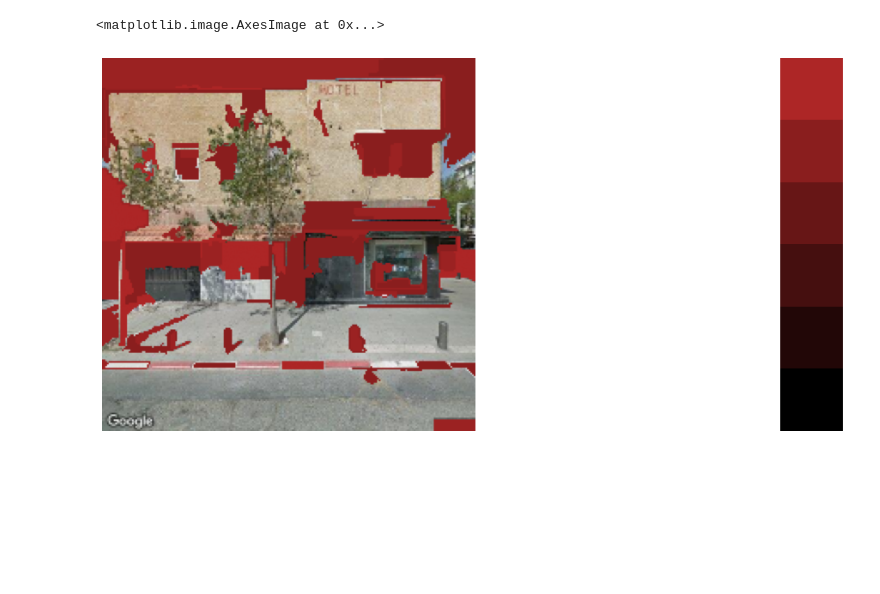
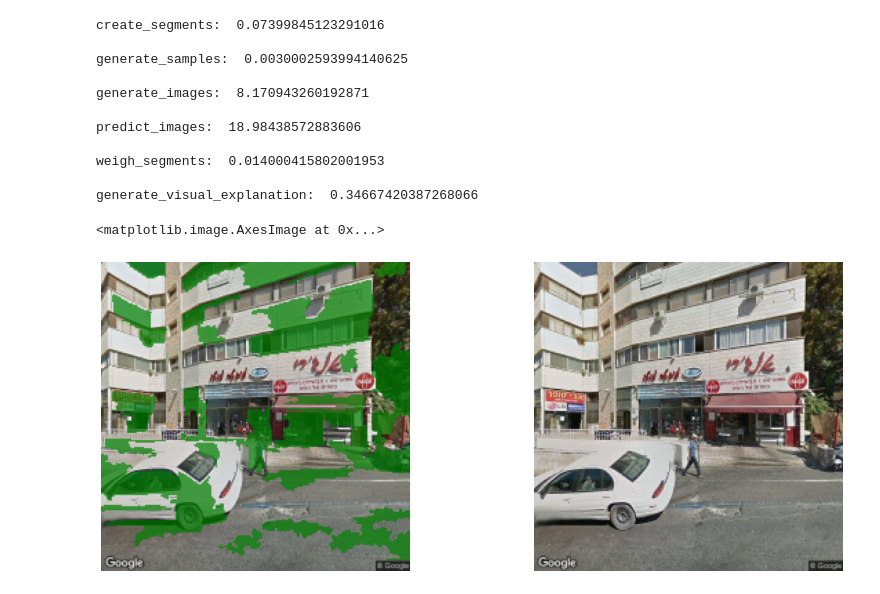
Before and after one commit to XAI-Demonstrator/xai-demonstrator, a Jupyter notebook: guess-the-country/explainers/explore_new_lime.ipynb, the cells around one changed output. Saved outputs shown, nothing was run; the diff lists cells and outputs as text; code cells hidden in the pictures; blank space fills up the shorter version.

Commit message:
Made explanation transparent, adjusted color space for model and changed normalization method

```diff
--- a/guess-the-country/explainers/explore_new_lime.ipynb
+++ b/guess-the-country/explainers/explore_new_lime.ipynb
@@ -19,9 +19,6 @@ from country.explainer.new_lime_ import explain_image
 from PIL import Image
 # %%
-img = np.array(cv2.imread("C:\\Users\\Matze\\Documents\\University\\Work\\BeispielBilder\\from_xaidemo.de\\i1.jpg"))
-plt.imshow(img)
-plt.axis("off")
-plt.show()
-img = preprocess(img)
-img = np.squeeze(img)
+imgg = preprocess(cv2.imread("C:\\Users\\Matze\\Documents\\University\\Work\\BeispielBilder\\B\\jerusalem.jpg"))
+print(predict_image(imgg))
+imgg = np.squeeze(imgg)
 # %% [output]
@@ -42,0 +36,59 @@ np.ones((1,1)) * [173, 38, 38] / 255*0.0,
+# %%
+"""
+image_explanation = explain_image(img = imgg, seg_method = "felzenszwalb", seg_settings = {}, num_of_samples = 400, samples_p = 0.5,
+                  model_ = model, threshold = 0.5, volume = 100, colour =  "green", transparency = True)
+
+                 """
+
+
+s=time.time()
+segment_mask = create_segments(img=imgg, seg_method="slic", settings={})
+print("create_segments: ", time.time()-s)
+print()
+
+s=time.time()
+samples_theo = generate_samples(segment_mask=segment_mask, num_of_samples=400, p=0.5)
+print("generate_samples: ", time.time()-s)
+print()
+
+s=time.time()
+samples_imgs = generate_images(image=imgg, segment_mask=segment_mask, samples=samples_theo)
+print("generate_images: ", time.time()-s)
+print()
+
+s=time.time()
+samples_imgs_predictions = predict_images(images=samples_imgs, model_=model)
+print("predict_images: ", time.time()-s)
+print()
+
+s=time.time()
+weighted_segments = weigh_segments(samples=samples_theo, predictions=samples_imgs_predictions)
+print("weigh_segments: ", time.time()-s)
+print()
+
+s=time.time()
+visual_explanation = generate_visual_explanation(weighted_segments=weighted_segments, segment_mask=segment_mask,
+                                                  image=imgg, threshold=0.0, volume=50, colour="green", transparency= 0.7)
+print("generate_visual_explanation: ", time.time()-s)
+
+
+gradient=[
+np.ones((1,1)) * [119, 184, 53] / 255*1.0,
+np.ones((1,1)) * [119, 184, 53] / 255*0.8,
+np.ones((1,1)) * [119, 184, 53] / 255*0.6,
+np.ones((1,1)) * [119, 184, 53] / 255*0.4,
+np.ones((1,1)) * [119, 184, 53] / 255*0.2,
+np.ones((1,1)) * [119, 184, 53] / 255*0.0,
+]
+# %% [output]
+create_segments:  0.07399845123291016
+
+generate_samples:  0.0030002593994140625
+
+generate_images:  8.170943260192871
+
+predict_images:  18.98438572883606
+
+weigh_segments:  0.014000415802001953
+
+generate_visual_explanation:  0.34667420387268066
@@ -43,10 +97,12 @@ np.ones((1,1)) * [173, 38, 38] / 255*0.0,
 # %%
+
+
 f, axarr = plt.subplots(1,2, figsize = (20, 8))
-
 axarr[0].axis("off")
 axarr[1].axis("off")
-axarr[0].imshow(image_explanation)
-axarr[1].imshow(gradient)
+#axarr[0].imshow(((visual_explanation + 1) *127.5 )/255)
+axarr[0].imshow((((visual_explanation +1)*127.5)/255))
+axarr[1].imshow(((imgg + 1) *127.5 )/255)
 # %% [output]
 <matplotlib.image.AxesImage at 0x...>
-[figure, old version]
+[figure, new version]
```
Also changed, not shown: parts of 6 cells of this notebook, 2 other files.
